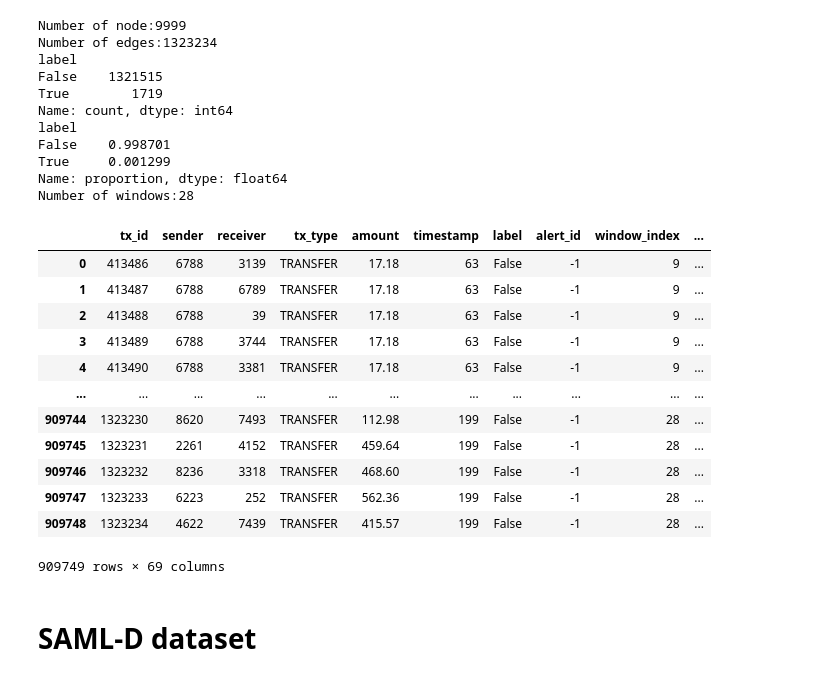
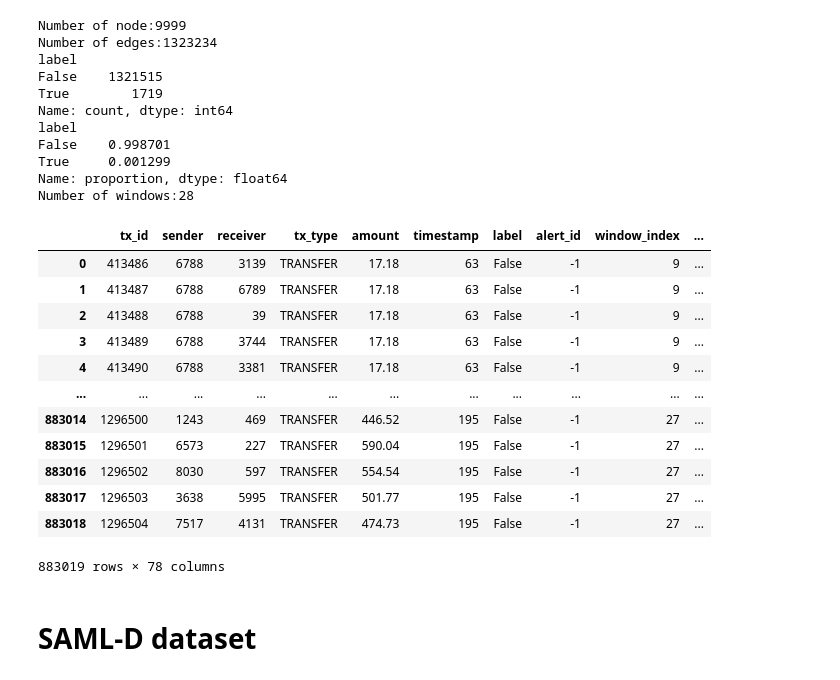
Before and after one commit to fafal-abnir/DyGraFeX, a Jupyter notebook: notebook/datasets_stats.ipynb, the cells around one changed output. Saved outputs shown, nothing was run; the diff lists cells and outputs as text; code cells hidden in the pictures.

```diff
--- a/notebook/datasets_stats.ipynb
+++ b/notebook/datasets_stats.ipynb
@@ -193,22 +193,22 @@ True     0.001299
 Name: proportion, dtype: float64
 Number of windows:28
 # %%
-amlsim_graph_df = pd.read_parquet("../data/AMLSim/processed/g_7_8_1_data.parquet")
+amlsim_graph_df = pd.read_parquet("../data/AMLSim/processed/enriched_7_8_1_data.parquet")
 amlsim_graph_df
 # %% [output]
 |  | tx_id | sender | receiver | tx_type | amount | timestamp | label | alert_id | window_index | ... |
 | 0 | 413486 | 6788 | 3139 | TRANSFER | 17.18 | 63 | False | -1 | 9 | ... |
 | 1 | 413487 | 6788 | 6789 | TRANSFER | 17.18 | 63 | False | -1 | 9 | ... |
 | 2 | 413488 | 6788 | 39 | TRANSFER | 17.18 | 63 | False | -1 | 9 | ... |
 | 3 | 413489 | 6788 | 3744 | TRANSFER | 17.18 | 63 | False | -1 | 9 | ... |
 | 4 | 413490 | 6788 | 3381 | TRANSFER | 17.18 | 63 | False | -1 | 9 | ... |
 | ... | ... | ... | ... | ... | ... | ... | ... | ... | ... | ... |
-| 909744 | 1323230 | 8620 | 7493 | TRANSFER | 112.98 | 199 | False | -1 | 28 | ... |
-| 909745 | 1323231 | 2261 | 4152 | TRANSFER | 459.64 | 199 | False | -1 | 28 | ... |
-| 909746 | 1323232 | 8236 | 3318 | TRANSFER | 468.60 | 199 | False | -1 | 28 | ... |
-| 909747 | 1323233 | 6223 | 252 | TRANSFER | 562.36 | 199 | False | -1 | 28 | ... |
-| 909748 | 1323234 | 4622 | 7439 | TRANSFER | 415.57 | 199 | False | -1 | 28 | ... |
+| 883014 | 1296500 | 1243 | 469 | TRANSFER | 446.52 | 195 | False | -1 | 27 | ... |
+| 883015 | 1296501 | 6573 | 227 | TRANSFER | 590.04 | 195 | False | -1 | 27 | ... |
+| 883016 | 1296502 | 8030 | 597 | TRANSFER | 554.54 | 195 | False | -1 | 27 | ... |
+| 883017 | 1296503 | 3638 | 5995 | TRANSFER | 501.77 | 195 | False | -1 | 27 | ... |
+| 883018 | 1296504 | 7517 | 4131 | TRANSFER | 474.73 | 195 | False | -1 | 27 | ... |
-909749 rows × 69 columns
+883019 rows × 78 columns
 # %% [markdown]
 # SAML-D dataset
 # %%
```
Also changed, not shown: parts of 7 cells of this notebook, 25 other files.
